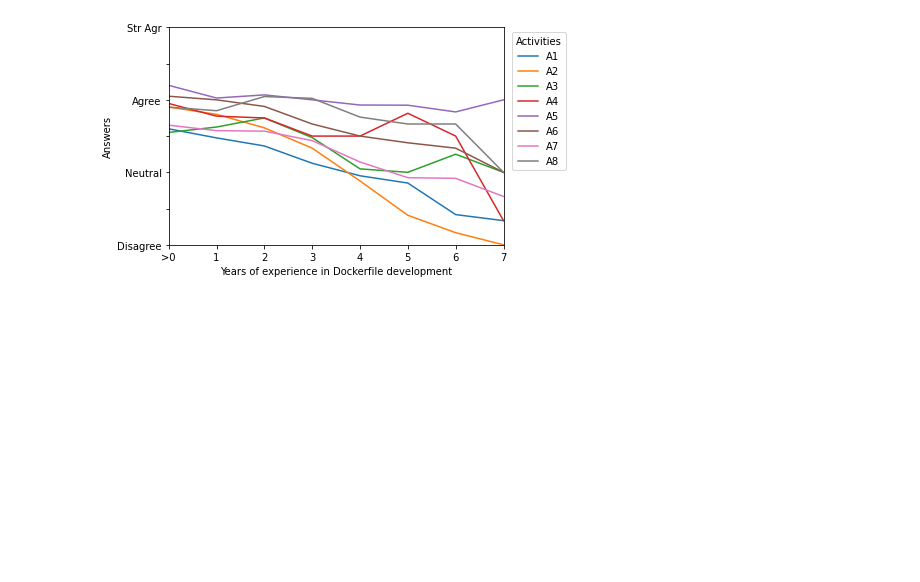
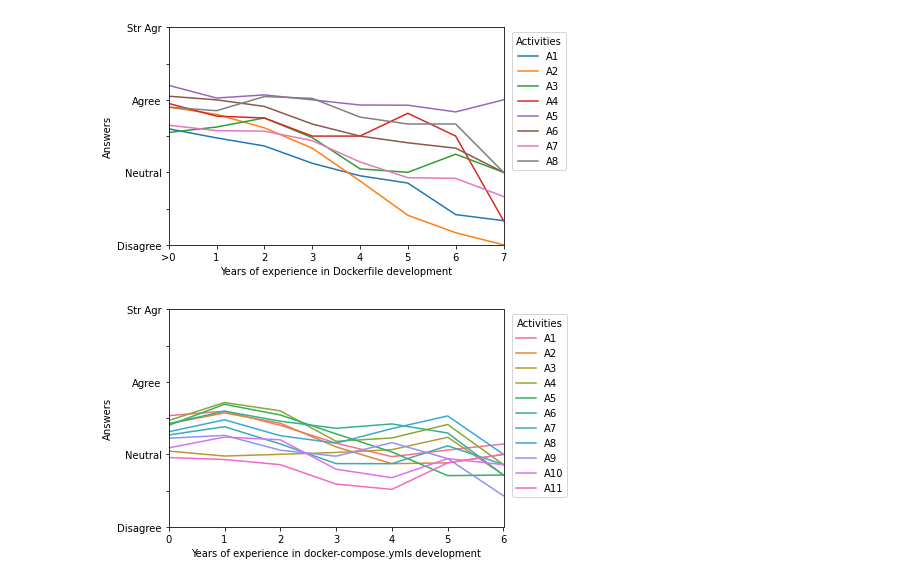
Before and after one commit to davidreis97/challenges_with_docker, a Jupyter notebook: data_analysis/analysis.ipynb, the cells around one changed output. Cells and saved outputs as stored; diff of their text form; code cells hidden in the pictures; blank space fills up the shorter version.

Commit message:
Add docker-compose.yml graphs

```diff
--- a/data_analysis/analysis.ipynb
+++ b/data_analysis/analysis.ipynb
@@ -396,3 +397,53 @@ ax.set(ylim=[2,5], xlim=[0,7], yticklabels = ['Disagree','','Neutral','','Agree'
 pass
 # %% [output]
 [figure]
+# %%
+def skillIds(minSkill,maxSkill):
+    experienceData = data[data["params"]=="... where you created/updated a docker-compose.yml file?"]
+    mask = (experienceData["value"] >= minSkill) & (experienceData["value"] <= maxSkill)
+    selected = experienceData[mask]
+    return selected.id
+
+def paramByIds(param, ids):
+    mask = (data["params"] == param) & (data["id"].isin(ids))
+    return data[mask]
+
+
+params = ['When I write a docker-compose.yml file, I spend considerable time… [reading Docker documentation.]',
+       'When I write a docker-compose.yml file, I spend considerable time… [finding out what are the keys that I need.]',
+       'When I write a docker-compose.yml file, I spend considerable time… [finding out what images are available.]',
+       'When I write a docker-compose.yml file, I spend considerable time… [trying to understand why the services are not working as intended.]',
+       'When I write a docker-compose.yml file, I spend considerable time… [(re)starting the services to confirm that they are working as intended.]',
+       'When I write a docker-compose.yml file, I spend considerable time… [configuring the properties of each service (e.g. port mapping, name, ...).]',
+       'When I write a docker-compose.yml file, I spend considerable time… [configuring the dependencies between the services (e.g. depends_on).]',
+       'When I write a docker-compose.yml file, I spend considerable time… [configuring volumes and how they are attached to the services.]',
+       'When I write a docker-compose.yml file, I spend considerable time… [configuring networks and how they are connected to the services.]',
+       'When I write a docker-compose.yml file, I spend considerable time… [configuring configs and how they are accessed by the services.]',
+       'When I write a docker-compose.yml file, I spend considerable time… [configuring secrets and how they are accessed by the services.]']
+
+linePlotParams = []
+linePlotValue = []
+linePlotExperience = []
+
+for i in range(0,11):
+    for j in range(0,7):
+        ids = skillIds(j,j+1)
+        responses = paramByIds(params[i],ids)
+        for response in responses.iloc:
+            linePlotParams.append(params[i])
+            linePlotValue.append(response["value"])
+            linePlotExperience.append(j)
+
+linePlotData = pd.DataFrame(data={
+    "params": linePlotParams,
+    "value": linePlotValue,
+    "experience": linePlotExperience
+})
+
+#plt.figure(dpi=200)
+ax = seaborn.lineplot(x="experience", y ="value", hue="params", data=linePlotData, ci=None)
+plt.legend(title='Activities', labels=['A1','A2','A3','A4','A5','A6','A7','A8','A9','A10','A11'], bbox_to_anchor=(1.01, 1))
+ax.set(ylim=[2,5], xlim=[0,6], xlabel="Years of experience in docker-compose.ymls development", ylabel="Answers", yticklabels = ['Disagree','','Neutral','','Agree','','Str Agr'])
+pass
+# %% [output]
+[figure, added]
```
Also changed, not shown: parts of 6 cells of this notebook.
